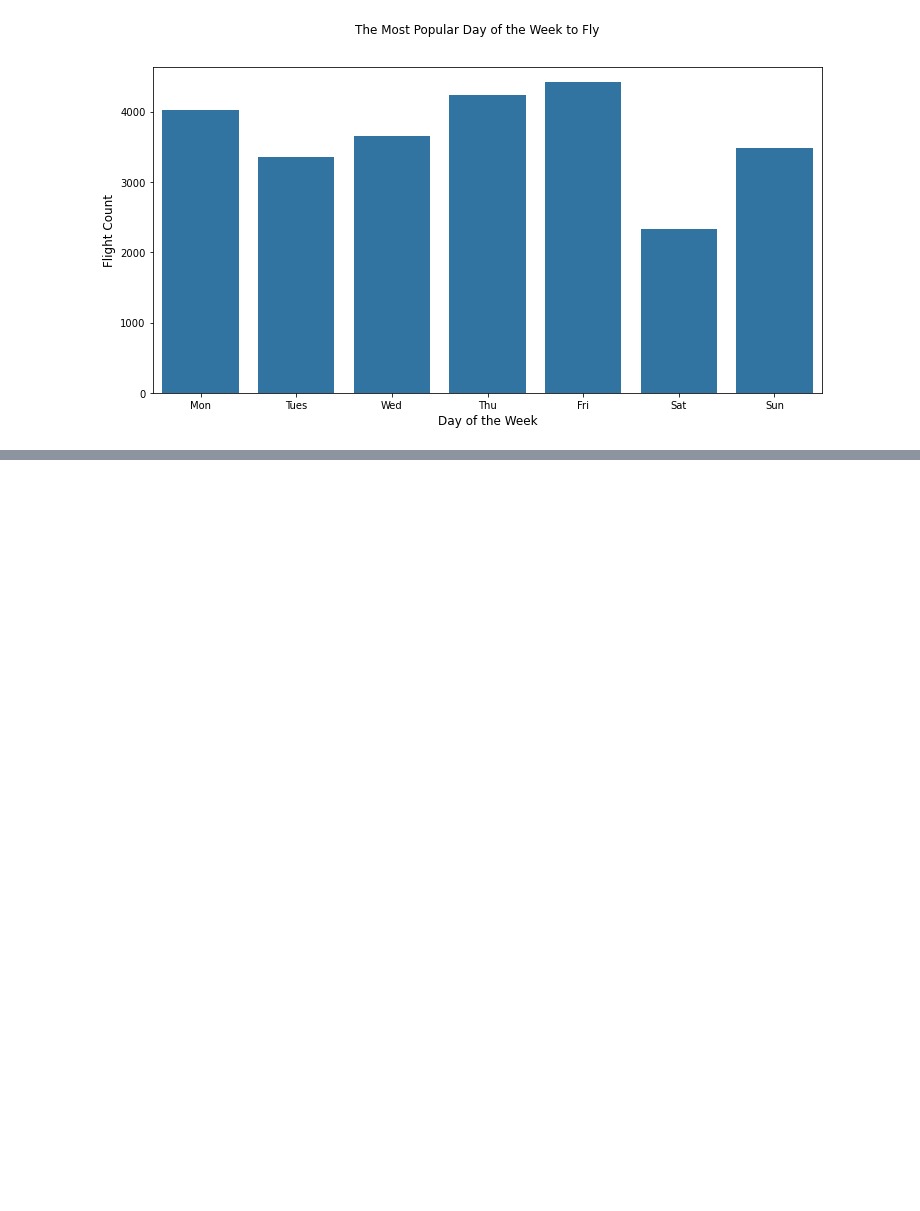
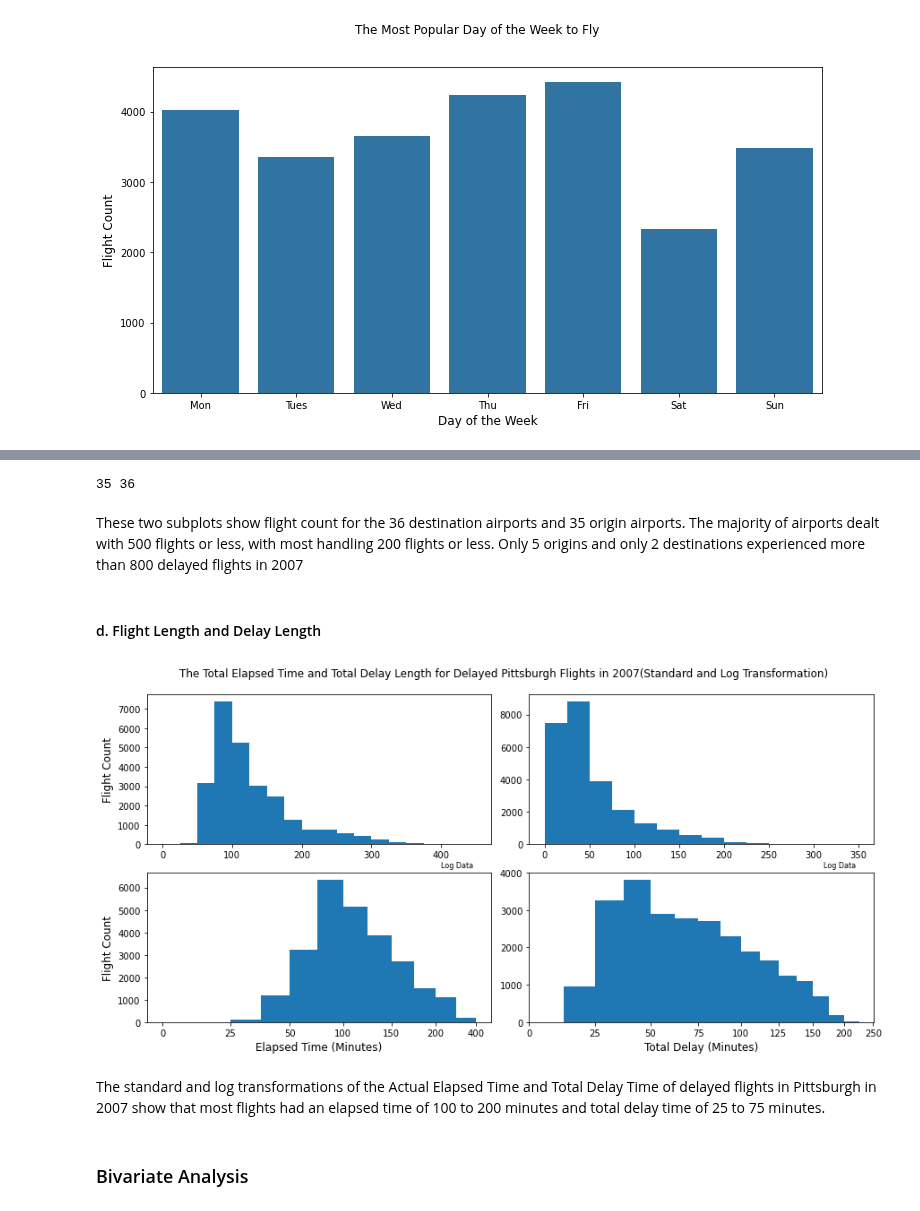
Before and after one commit to Miles-Murphy/vis_final_project, a Jupyter notebook: explanatory_analysis_pittsburgh_flight_data.ipynb, the cells around one changed output, grey strips where cells are left out. Cells and saved outputs as stored; diff of their text form; code cells hidden in the pictures; blank space fills up the shorter version.

```diff
--- a/explanatory_analysis_pittsburgh_flight_data.ipynb
+++ b/explanatory_analysis_pittsburgh_flight_data.ipynb
@@ -139,0 +171,60 @@ Text(0.5, 0, 'Day of the Week')
+# %%
+print(pit_origins.count(), pit_destinations.count())
+# %% [output]
+35 36
+# %% [markdown]
+These two subplots show flight count for the 36 destination airports and 35 origin airports. The majority of airports dealt with 500 flights or less, with most handling 200 flights or less. Only 5 origins and only 2 destinations experienced more than 800 delayed flights in 2007
+# %% [markdown]
+#### d. Flight Length and Delay Length <a name="flight_delay_length"></a>
+# %%
+#Create total delay time for each type of delay
+carrier_total = pit_delays.CarrierDelay.sum()
+nas_total = pit_delays.NASDelay.sum()
+weather_total = pit_delays.WeatherDelay.sum()
+security_total = pit_delays.SecurityDelay.sum()
+late_total = pit_delays.LateAircraftDelay.sum()
+
+#Create a total delay time column
+pit_delays['TotalDelay'] = (pit_delays.CarrierDelay + pit_delays.WeatherDelay + pit_delays.NASDelay + pit_delays.SecurityDelay + pit_delays.LateAircraftDelay)
+# %%
+elapsed_time_bins = np.arange(0, pit_delays.ActualElapsedTime.max(), 25)
+delay_time_bins = np.arange(0, pit_delays.TotalDelay.max(), 25)
+
+fig, ((ax1, ax2), (ax3, ax4)) = plt.subplots(2, 2, figsize=(12, 6))
+fig.suptitle('The Total Elapsed Time and Total Delay Length for Delayed Pittsburgh Flights in 2007(Standard and Log Transformation)')
+fig.tight_layout()
+#1st Subplot
+ax1.hist(pit_delays.ActualElapsedTime, bins = elapsed_time_bins)
+ax1.set_ylabel('Flight Count', fontsize=12)
+#2nd Subplot (Using labels from 1st and 4th subplots)
+ax2.hist(pit_delays.TotalDelay, bins = delay_time_bins)
+#Create log data
+log_elapsed = np.log10(pit_delays.ActualElapsedTime)
+log_elapsed_bins = np.arange(1.4, log_elapsed.max(), .1)
+elapsed_log_ticks = [1.4, 1.6, 1.8, 2.0, 2.2, 2.4, 2.6]
+elapsed_log_labels = ['0', '25', '50', '100', '150', '200', '400']
+log_delay = np.log10(pit_delays.TotalDelay)
+log_delay_bins = np.arange(1.1, log_delay.max(), .1)
+delay_log_ticks = [1, 1.2, 1.4, 1.6, 1.8, 2.0, 2.2, 2.4, 2.6]
+delay_log_labels = ['0', '25', '50', '75', '100', '125', '150', '200', '250']
+#3rd Subplot
+ax3.hist(log_elapsed, bins = log_elapsed_bins)
+ax3.set_xscale('log')
+ax3.set_xticks(elapsed_log_ticks)
+ax3.set_xticklabels(elapsed_log_labels)
+ax3.set_xlabel('Elapsed Time (Minutes)', fontsize=12)
+ax3.set_ylabel('Flight Count', fontsize=12)
+ax3.set_title('Log Data', fontsize=8, x=0.9)
+#4th Subplot (Using y label from subplot 3)
+ax4.hist(log_delay, bins = log_delay_bins)
+ax4.set_xscale('log')
+ax4.set_xticks(delay_log_ticks)
+ax4.set_xticklabels(delay_log_labels)
+ax4.set_xlabel('Total Delay (Minutes)', fontsize=12)
+ax4.set_title('Log Data', fontsize=8, x=0.9);
+# %% [output]
+[figure, added]
+# %% [markdown]
+The standard and log transformations of the Actual Elapsed Time and Total Delay Time of delayed flights in Pittsburgh in 2007 show that most flights had an elapsed time of 100 to 200 minutes and total delay time of 25 to 75 minutes.
+# %% [markdown]
+### Bivariate Analysis <a name="bivariate_analysis"></a>
```
Also changed, not shown: parts of 6 cells of this notebook.
